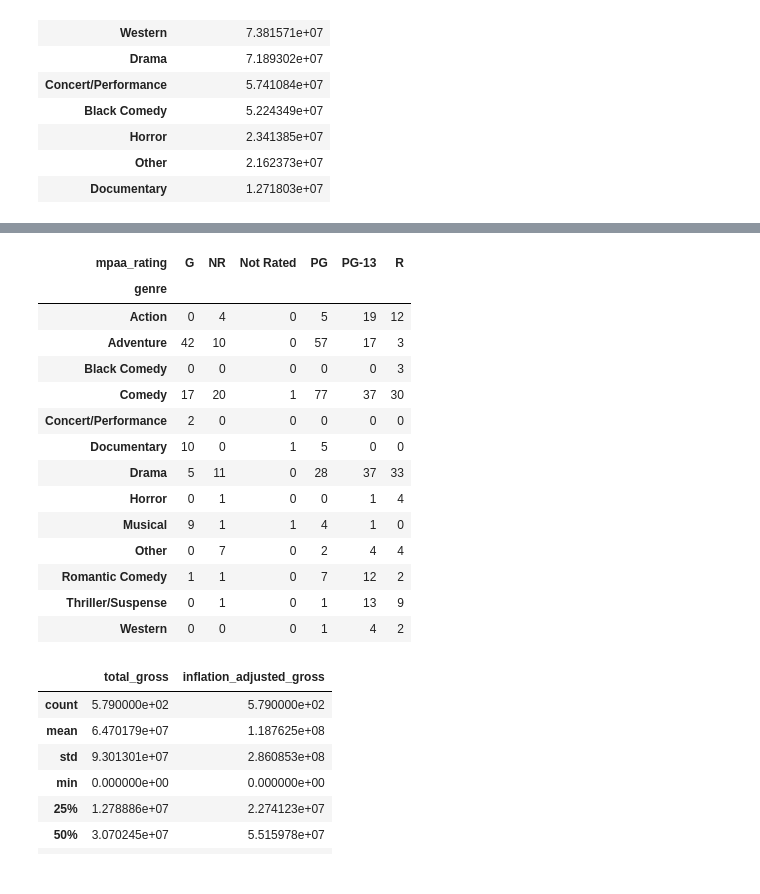
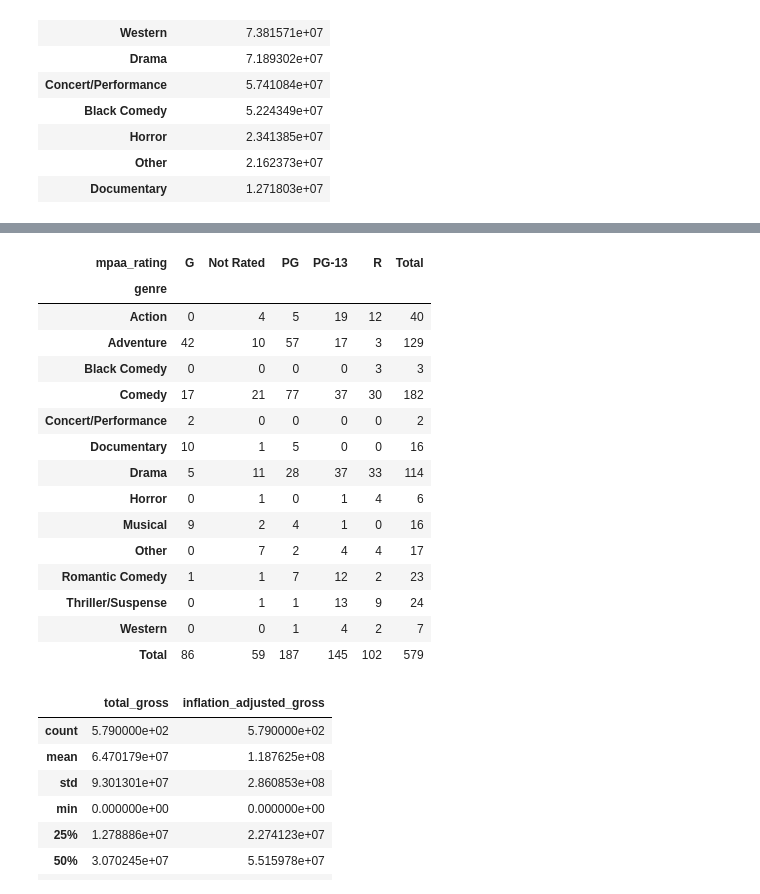
Before and after one commit to cool-t/Tara_DataPortfolio, a Jupyter notebook: Disney Marketing Analytics Study - Python + Tableau/Disney_Marketing_Analytics_Project.ipynb, the cells around one changed output, grey strips where cells are left out. Saved outputs shown, nothing was run; the diff lists cells and outputs as text; code cells hidden in the pictures.

```diff
--- a/Disney Marketing Analytics Study - Python + Tableau/Disney_Marketing_Analytics_Project.ipynb
+++ b/Disney Marketing Analytics Study - Python + Tableau/Disney_Marketing_Analytics_Project.ipynb
@@ -87,9 +89,9 @@ total_gross                  0
 inflation_adjusted_gross     0
 dtype: int64
 # %%
-#replace NA values in 'genre' & 'mpaa_rating' with 'Other' & 'NR' (i.e., not rated)
+#replace NA values in 'genre' & 'mpaa_rating' with 'Other' & 'Not Rated'
 movies['genre']= movies['genre'].fillna('Other')
-movies['mpaa_rating']= movies['mpaa_rating'].fillna('NR')
+movies['mpaa_rating']= movies['mpaa_rating'].fillna('Not Rated')
 movies.isnull().sum() #no more NA values
 # %% [output]
 movie_title                 0
@@ -168,23 +136,29 @@ movies.pivot_table(index= 'mpaa_rating', values= 'movie_title', aggfunc= 'count'
 # %%
 #Count of movies by genre and rating
-movies.pivot_table(index= 'genre', columns= 'mpaa_rating',
+movie_count_table = movies.pivot_table(index= 'genre', columns= 'mpaa_rating',
                    values= 'movie_title', aggfunc= 'count', fill_value= 0)
+
+movie_count_table.loc['Total'] = movie_count_table.sum()
+movie_count_table['Total'] = movie_count_table.sum(axis=1)
+
+movie_count_table
 # %% [output]
-| mpaa_rating | G | NR | Not Rated | PG | PG-13 | R |
+| mpaa_rating | G | Not Rated | PG | PG-13 | R | Total |
 | genre |  |  |  |  |  |  |
-| Action | 0 | 4 | 0 | 5 | 19 | 12 |
-| Adventure | 42 | 10 | 0 | 57 | 17 | 3 |
-| Black Comedy | 0 | 0 | 0 | 0 | 0 | 3 |
-| Comedy | 17 | 20 | 1 | 77 | 37 | 30 |
-| Concert/Performance | 2 | 0 | 0 | 0 | 0 | 0 |
-| Documentary | 10 | 0 | 1 | 5 | 0 | 0 |
-| Drama | 5 | 11 | 0 | 28 | 37 | 33 |
-| Horror | 0 | 1 | 0 | 0 | 1 | 4 |
-| Musical | 9 | 1 | 1 | 4 | 1 | 0 |
-| Other | 0 | 7 | 0 | 2 | 4 | 4 |
-| Romantic Comedy | 1 | 1 | 0 | 7 | 12 | 2 |
-| Thriller/Suspense | 0 | 1 | 0 | 1 | 13 | 9 |
-| Western | 0 | 0 | 0 | 1 | 4 | 2 |
+| Action | 0 | 4 | 5 | 19 | 12 | 40 |
+| Adventure | 42 | 10 | 57 | 17 | 3 | 129 |
+| Black Comedy | 0 | 0 | 0 | 0 | 3 | 3 |
+| Comedy | 17 | 21 | 77 | 37 | 30 | 182 |
+| Concert/Performance | 2 | 0 | 0 | 0 | 0 | 2 |
+| Documentary | 10 | 1 | 5 | 0 | 0 | 16 |
+| Drama | 5 | 11 | 28 | 37 | 33 | 114 |
+| Horror | 0 | 1 | 0 | 1 | 4 | 6 |
+| Musical | 9 | 2 | 4 | 1 | 0 | 16 |
+| Other | 0 | 7 | 2 | 4 | 4 | 17 |
+| Romantic Comedy | 1 | 1 | 7 | 12 | 2 | 23 |
+| Thriller/Suspense | 0 | 1 | 1 | 13 | 9 | 24 |
+| Western | 0 | 0 | 1 | 4 | 2 | 7 |
+| Total | 86 | 59 | 187 | 145 | 102 | 579 |
 # %%
 #Distribution of total gross revenue & gross revenue adjusted for inflation
 movies.describe()
```
Also changed, not shown: parts of 8 cells of this notebook.
